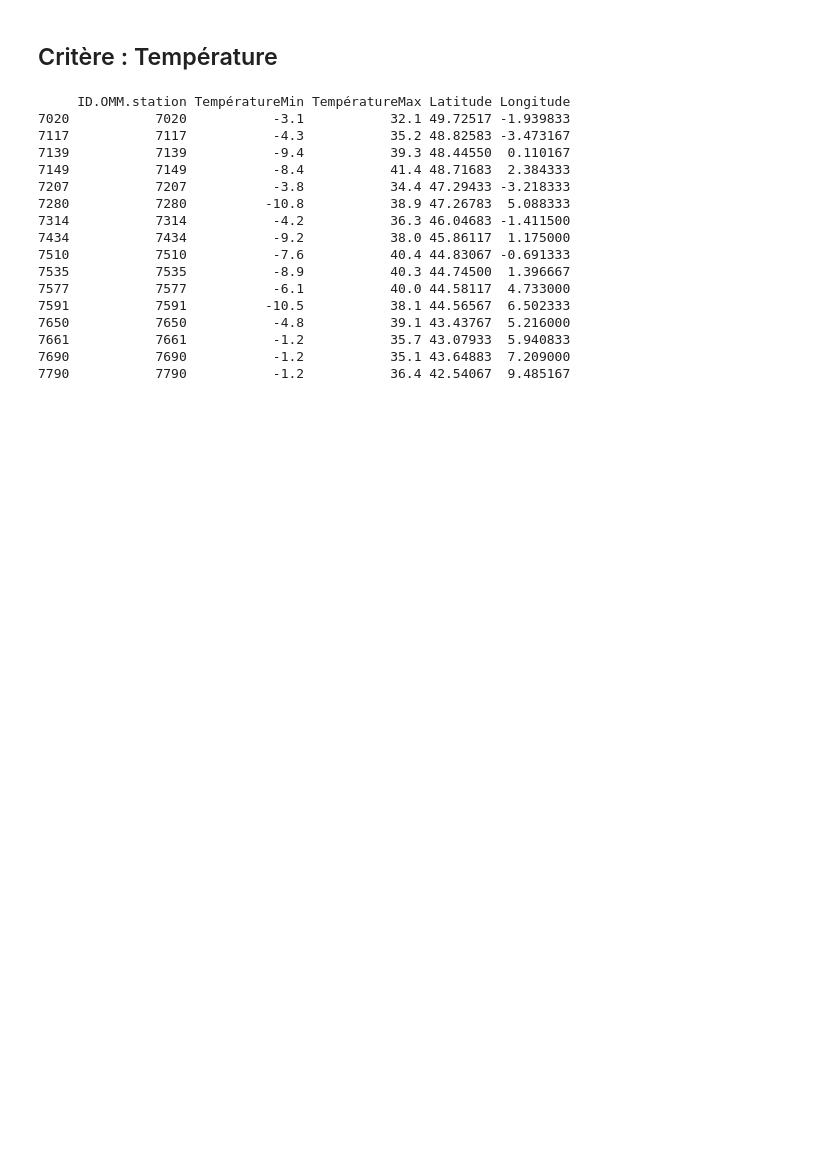
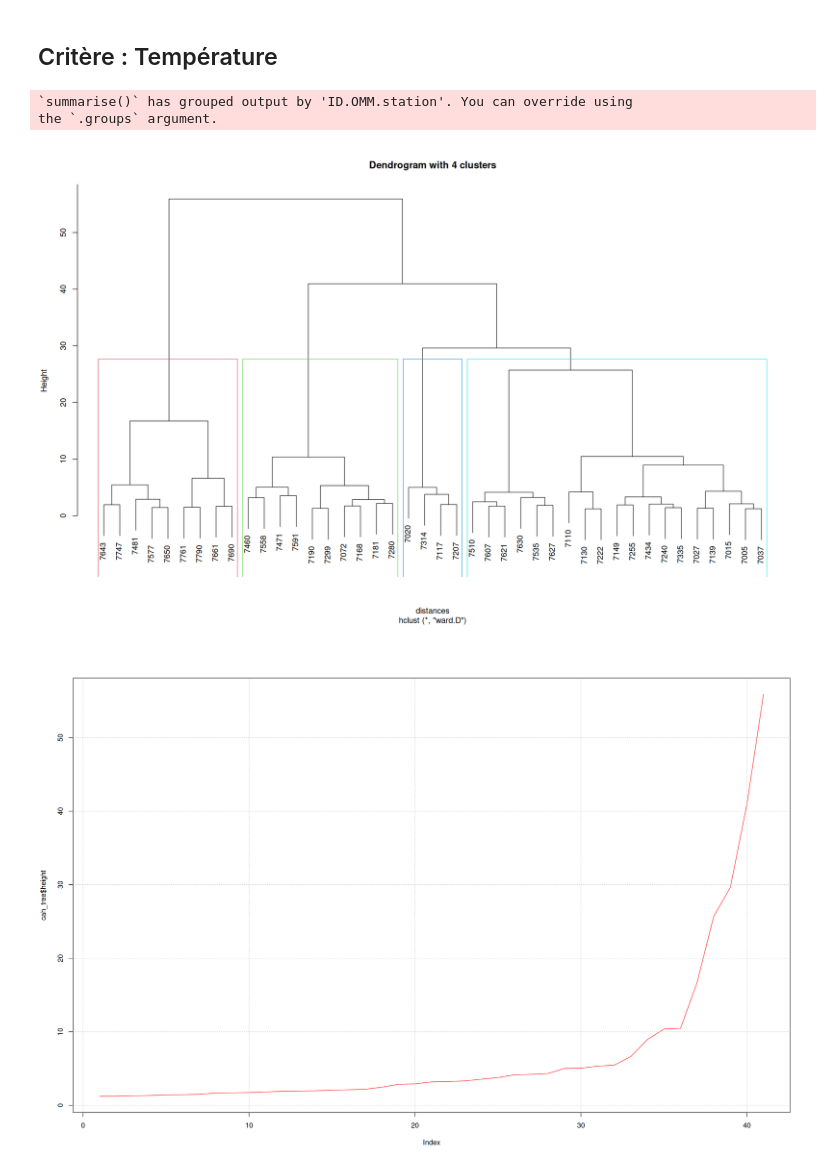
Before and after one commit to thomasdepic/SDD-BE-meteo, a Jupyter notebook: questions/6_clustering.ipynb, the cells around one changed output. Saved outputs shown, nothing was run; the diff lists cells and outputs as text; code cells hidden in the pictures; blank space fills up the shorter version.

```diff
--- a/questions/6_clustering.ipynb
+++ b/questions/6_clustering.ipynb
@@ -96,40 +97,37 @@ auto_dendogram(geo_data, nk=3, metro=metro)
 # %% [markdown]
 ## Critère : Température
 # %%
+# extract two columns temperatures for each station
+temperature_data <- full_data[, c("ID.OMM.station", "Température...C.", "Température...C.", "mois_de_l_annee", "Latitude", "Longitude")]
+colnames(temperature_data) = c("ID.OMM.station", "TempératureMin", "TempératureMax", "Mois", "Latitude", "Longitude")
 
-# extract two columns temperatures for each station
-temperature_data <- full_data[, c("ID.OMM.station", "Température...C.", "Température...C.", "Latitude", "Longitude")]
-colnames(temperature_data) = c("ID.OMM.station", "TempératureMin", "TempératureMax", "Latitude", "Longitude")
+# group temperatures by month and station, and take min and max for each month
+temperature_monthly_data <- temperature_data %>%
+                    group_by(ID.OMM.station, Mois) %>%
+                    summarise(TempératureMin = min(TempératureMin, na.rm = TRUE),
+                                TempératureMax = max(TempératureMax, na.rm = TRUE),
+                                Latitude = min(Latitude, na.rm = TRUE),
+                                Longitude = min(Longitude, na.rm = TRUE))
 
-# group by station, and create all-time min. temperature and max. temperature
-temp_alltime_data <- temperature_data %>%
-  group_by(ID.OMM.station) %>%
-  summarise(
-    TempératureMin = min(TempératureMin, na.rm = TRUE),
-    TempératureMax = max(TempératureMax, na.rm = TRUE),
-    Latitude = min(Latitude, na.rm = TRUE),
-    Longitude = min(Longitude, na.rm = TRUE),
-    .groups = "drop"
-  )
+# group temperatures by station, min and max temperatures averaged on months
+temperature_monthly_avg_data <- temperature_monthly_data %>%
+                    group_by(ID.OMM.station) %>%
+                    summarise(TempératureMinMoy = mean(TempératureMin, na.rm = TRUE),
+                                TempératureMaxMoy = mean(TempératureMax, na.rm = TRUE),
+                                Latitude = min(Latitude, na.rm = TRUE),
+                                Longitude = min(Longitude, na.rm = TRUE))
+
 # change row names to station nameds
-temp_alltime_data <- as.data.frame(temp_alltime_data)
-row.names(temp_alltime_data) <- temp_alltime_data$ID.OMM.station
-print(temp_alltime_data)
+temperature_monthly_avg_data <- as.data.frame(temperature_monthly_avg_data)
+row.names(temperature_monthly_avg_data) <- temperature_monthly_avg_data$ID.OMM.station
+# drop first column
+temperature_monthly_avg_data <- temperature_monthly_avg_data[, -which(names(temperature_monthly_avg_data) == "ID.OMM.station")]
 # %% [output]
-     ID.OMM.station TempératureMin TempératureMax Latitude Longitude
-7020           7020           -3.1           32.1 49.72517 -1.939833
-7117           7117           -4.3           35.2 48.82583 -3.473167
-7139           7139           -9.4           39.3 48.44550  0.110167
-7149           7149           -8.4           41.4 48.71683  2.384333
-7207           7207           -3.8           34.4 47.29433 -3.218333
-7280           7280          -10.8           38.9 47.26783  5.088333
-7314           7314           -4.2           36.3 46.04683 -1.411500
-7434           7434           -9.2           38.0 45.86117  1.175000
-7510           7510           -7.6           40.4 44.83067 -0.691333
-7535           7535           -8.9           40.3 44.74500  1.396667
-7577           7577           -6.1           40.0 44.58117  4.733000
-7591           7591          -10.5           38.1 44.56567  6.502333
-7650           7650           -4.8           39.1 43.43767  5.216000
-7661           7661           -1.2           35.7 43.07933  5.940833
-7690           7690           -1.2           35.1 43.64883  7.209000
-7790           7790           -1.2           36.4 42.54067  9.485167
+`summarise()` has grouped output by 'ID.OMM.station'. You can override using
+the `.groups` argument.
+# %%
+# display dendogram and map
+auto_dendogram(temperature_monthly_avg_data, nk=4, metro=metro)
+# %% [output]
+[figure, added]
+[figure, added]
```
Also changed, not shown: parts of 9 cells of this notebook.
